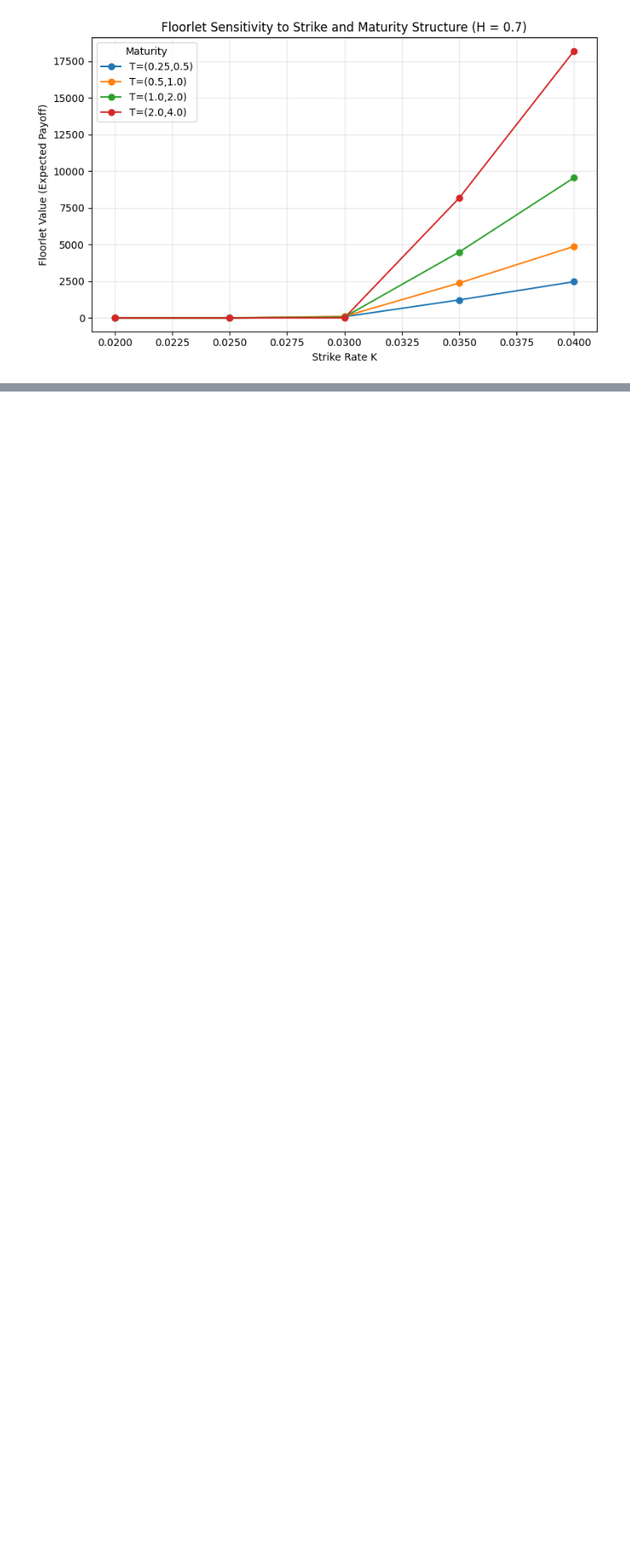
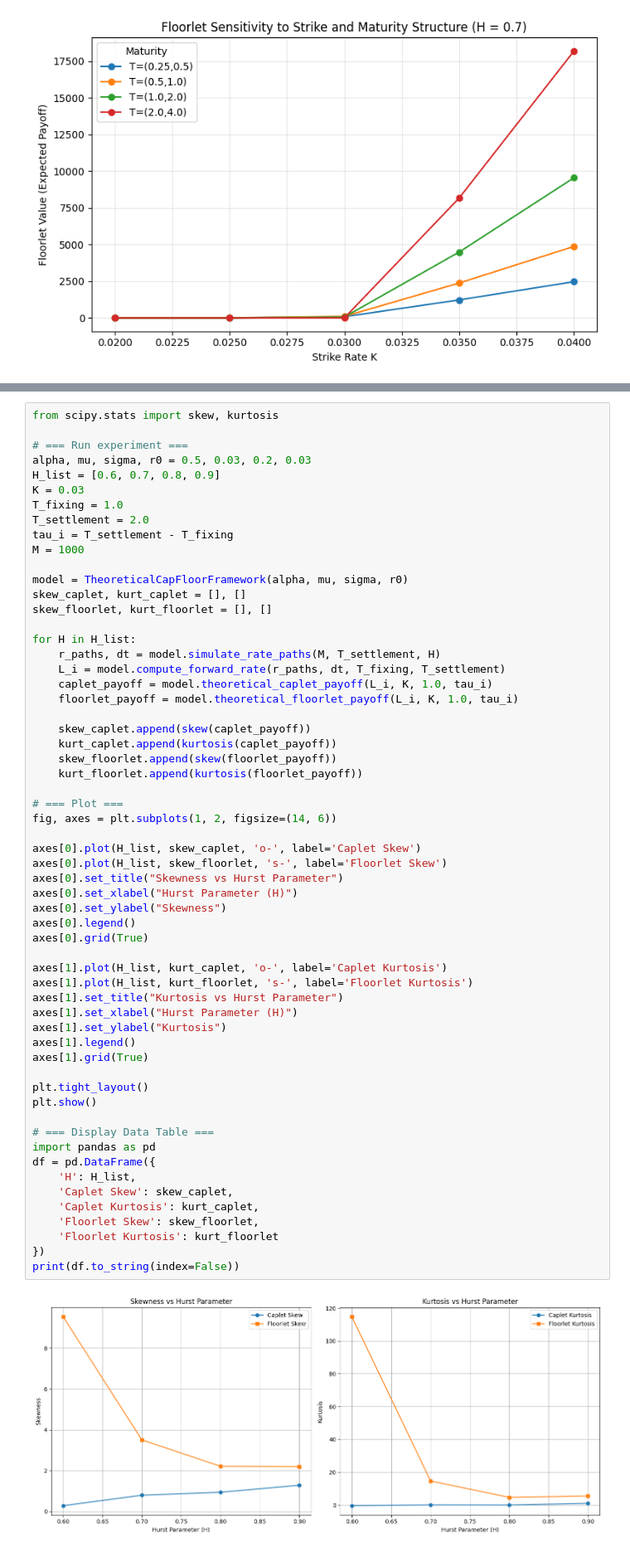
Before and after one commit to katieli0828/Dissertation, a Jupyter notebook: CH4_derivative_pricing.ipynb, the cells around one changed output, grey strips where cells are left out. Shown at 83% size. Saved outputs shown, nothing was run; the diff lists cells and outputs as text; blank space fills up the shorter version.

```diff
--- a/CH4_derivative_pricing.ipynb
+++ b/CH4_derivative_pricing.ipynb
@@ -1380,0 +1383,61 @@ Strike Rate K = 2.500%
+# %%
+from scipy.stats import skew, kurtosis
+
+# === Run experiment ===
+alpha, mu, sigma, r0 = 0.5, 0.03, 0.2, 0.03
+H_list = [0.6, 0.7, 0.8, 0.9]
+K = 0.03
+T_fixing = 1.0
+T_settlement = 2.0
+tau_i = T_settlement - T_fixing
+M = 1000
+
+model = TheoreticalCapFloorFramework(alpha, mu, sigma, r0)
+skew_caplet, kurt_caplet = [], []
+skew_floorlet, kurt_floorlet = [], []
+
+for H in H_list:
+    r_paths, dt = model.simulate_rate_paths(M, T_settlement, H)
+    L_i = model.compute_forward_rate(r_paths, dt, T_fixing, T_settlement)
+    caplet_payoff = model.theoretical_caplet_payoff(L_i, K, 1.0, tau_i)
+    floorlet_payoff = model.theoretical_floorlet_payoff(L_i, K, 1.0, tau_i)
+
+    skew_caplet.append(skew(caplet_payoff))
+    kurt_caplet.append(kurtosis(caplet_payoff))
+    skew_floorlet.append(skew(floorlet_payoff))
+    kurt_floorlet.append(kurtosis(floorlet_payoff))
+
+# === Plot ===
+fig, axes = plt.subplots(1, 2, figsize=(14, 6))
+
+axes[0].plot(H_list, skew_caplet, 'o-', label='Caplet Skew')
+axes[0].plot(H_list, skew_floorlet, 's-', label='Floorlet Skew')
+axes[0].set_title("Skewness vs Hurst Parameter")
+axes[0].set_xlabel("Hurst Parameter (H)")
+axes[0].set_ylabel("Skewness")
+axes[0].legend()
+axes[0].grid(True)
+
+axes[1].plot(H_list, kurt_caplet, 'o-', label='Caplet Kurtosis')
+axes[1].plot(H_list, kurt_floorlet, 's-', label='Floorlet Kurtosis')
+axes[1].set_title("Kurtosis vs Hurst Parameter")
+axes[1].set_xlabel("Hurst Parameter (H)")
+axes[1].set_ylabel("Kurtosis")
+axes[1].legend()
+axes[1].grid(True)
+
+plt.tight_layout()
+plt.show()
+
+# === Display Data Table ===
+import pandas as pd
+df = pd.DataFrame({
+    'H': H_list,
+    'Caplet Skew': skew_caplet,
+    'Caplet Kurtosis': kurt_caplet,
+    'Floorlet Skew': skew_floorlet,
+    'Floorlet Kurtosis': kurt_floorlet
+})
+print(df.to_string(index=False))
+# %% [output]
+[figure, added]
```
Also changed, not shown: parts of 4 cells of this notebook.
